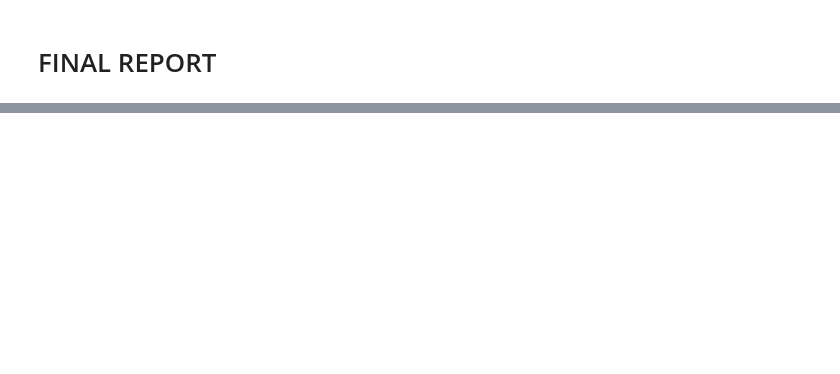
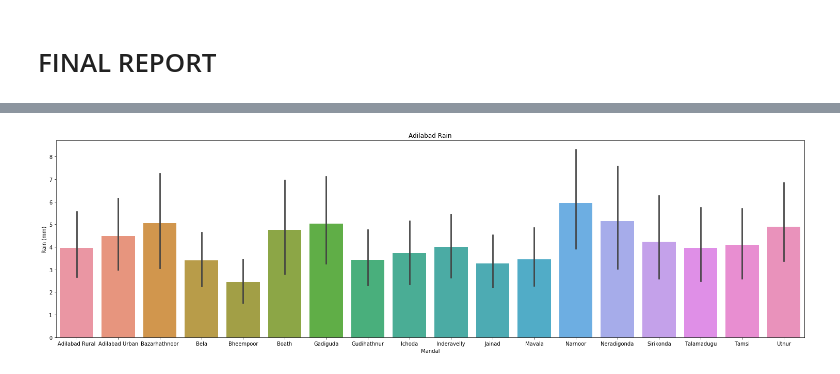
Before and after one commit to smartinternz02/SBSPS-Challenge-7154-SDG-13-Climate-Action, a Jupyter notebook: DATASETS/2021 datasets/project.ipynb, the cells around one changed output, grey strips where cells are left out. Cells and saved outputs as stored; diff of their text form; code cells hidden in the pictures; blank space fills up the shorter version.

```diff
--- a/DATASETS/2021 datasets/project.ipynb
+++ b/DATASETS/2021 datasets/project.ipynb
@@ -1096,0 +1230,7 @@ Rain might not fall in the give n weather condition
+# %%
+plt.figure(figsize=(26,7))
+plt.title("Adilabad Rain")
+sns.barplot(x='Mandal',y='Rain (mm)',data=b)
+plt.show()
+# %% [output]
+[figure, added]
```
Also changed, not shown: parts of 34 cells of this notebook, 1 other file.
